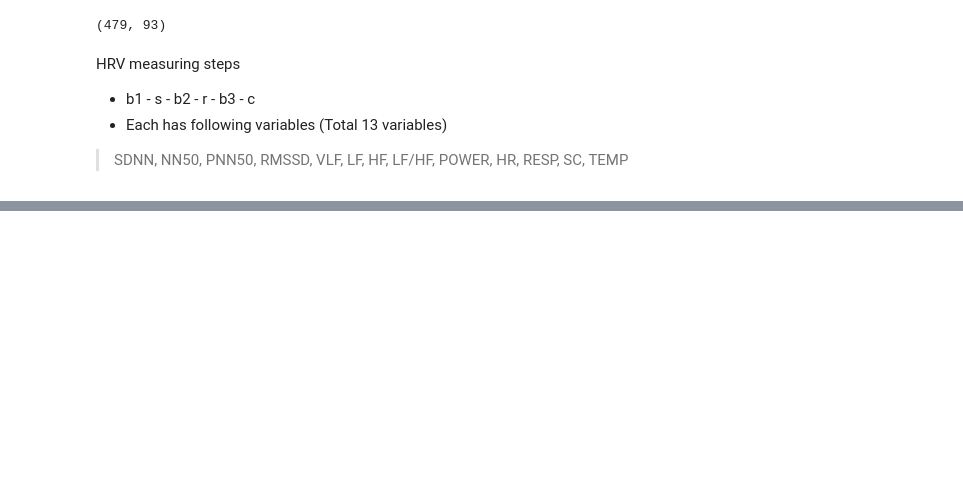
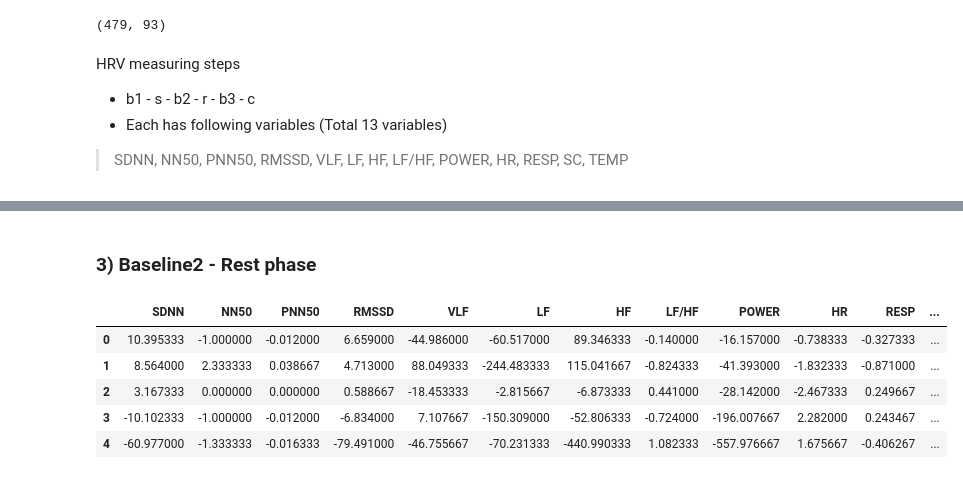
Before and after one commit to andrewyoo214/depression-pred, a Jupyter notebook: HRV_analysis.ipynb, the cells around one changed output, grey strips where cells are left out. Saved outputs shown, nothing was run; the diff lists cells and outputs as text; code cells hidden in the pictures; blank space fills up the shorter version.

```diff
--- a/HRV_analysis.ipynb
+++ b/HRV_analysis.ipynb
@@ -112,0 +133,12 @@ hrv_b1
+# %% [markdown]
+### 3) Baseline2 - Rest phase
+# %%
+hrv_b2_r_sub = hrv_b2_rename - hrv_r_rename
+hrv_b2_r_sub.head()
+# %% [output]
+|  | SDNN | NN50 | PNN50 | RMSSD | VLF | LF | HF | LF/HF | POWER | HR | RESP | ... |
+| 0 | 10.395333 | -1.000000 | -0.012000 | 6.659000 | -44.986000 | -60.517000 | 89.346333 | -0.140000 | -16.157000 | -0.738333 | -0.327333 | ... |
+| 1 | 8.564000 | 2.333333 | 0.038667 | 4.713000 | 88.049333 | -244.483333 | 115.041667 | -0.824333 | -41.393000 | -1.832333 | -0.871000 | ... |
+| 2 | 3.167333 | 0.000000 | 0.000000 | 0.588667 | -18.453333 | -2.815667 | -6.873333 | 0.441000 | -28.142000 | -2.467333 | 0.249667 | ... |
+| 3 | -10.102333 | -1.000000 | -0.012000 | -6.834000 | 7.107667 | -150.309000 | -52.806333 | -0.724000 | -196.007667 | 2.282000 | 0.243467 | ... |
+| 4 | -60.977000 | -1.333333 | -0.016333 | -79.491000 | -46.755667 | -70.231333 | -440.990333 | 1.082333 | -557.976667 | 1.675667 | -0.406267 | ... |
```
Also changed, not shown: parts of 63 cells of this notebook.
